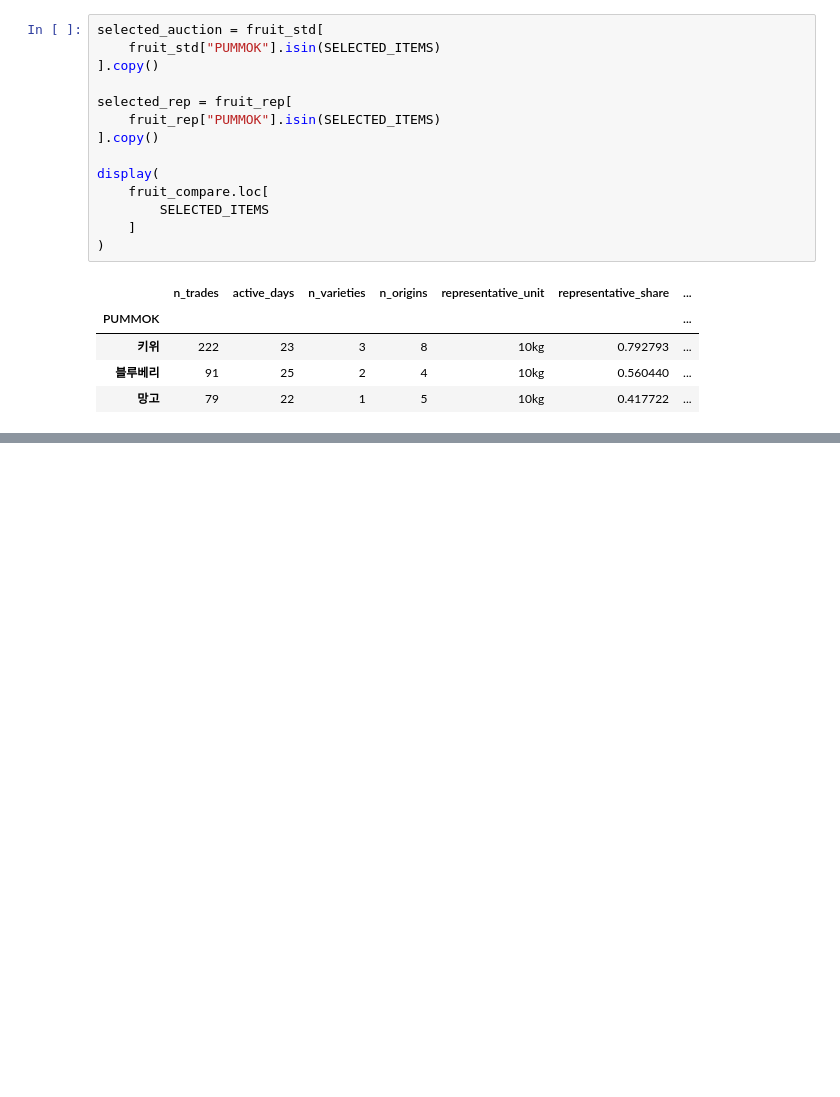
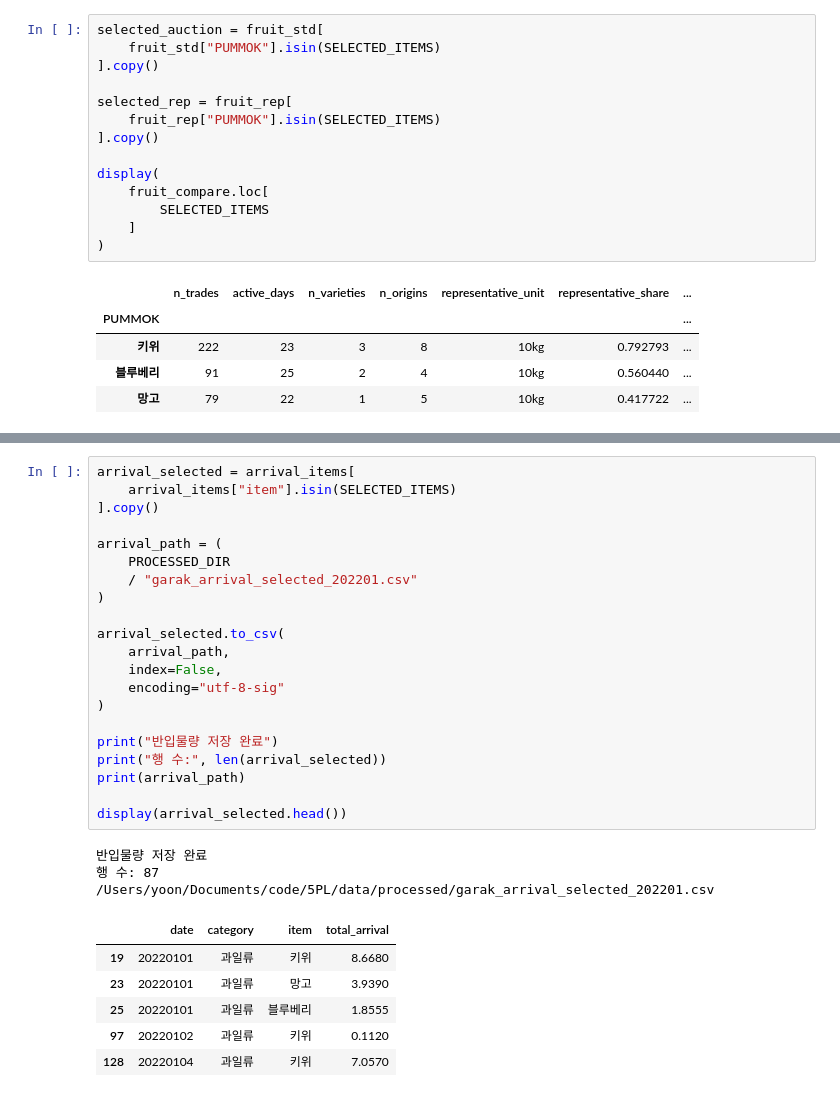
Before and after one commit to ALICEjyKIM/5PL, a Jupyter notebook: notebooks/03_garak_api_check.ipynb, the cells around one changed output, grey strips where cells are left out. Drawn from its saved outputs; the diff is of its cells as text; blank space fills up the shorter version.

Commit message:
Add Garak distribution analysis

```diff
--- a/notebooks/03_garak_api_check.ipynb
+++ b/notebooks/03_garak_api_check.ipynb
@@ -1301,0 +1342,31 @@ display(
+# %%
+arrival_selected = arrival_items[
+    arrival_items["item"].isin(SELECTED_ITEMS)
+].copy()
+
+arrival_path = (
+    PROCESSED_DIR
+    / "garak_arrival_selected_202201.csv"
+)
+
+arrival_selected.to_csv(
+    arrival_path,
+    index=False,
+    encoding="utf-8-sig"
+)
+
+print("반입물량 저장 완료")
+print("행 수:", len(arrival_selected))
+print(arrival_path)
+
+display(arrival_selected.head())
+# %% [output]
+반입물량 저장 완료
+행 수: 87
+/Users/yoon/Documents/code/5PL/data/processed/garak_arrival_selected_202201.csv
+|  | date | category | item | total_arrival |
+| 19 | 20220101 | 과일류 | 키위 | 8.6680 |
+| 23 | 20220101 | 과일류 | 망고 | 3.9390 |
+| 25 | 20220101 | 과일류 | 블루베리 | 1.8555 |
+| 97 | 20220102 | 과일류 | 키위 | 0.1120 |
+| 128 | 20220104 | 과일류 | 키위 | 7.0570 |
```
Also changed, not shown: parts of 1 cell of this notebook, 1 other file.
